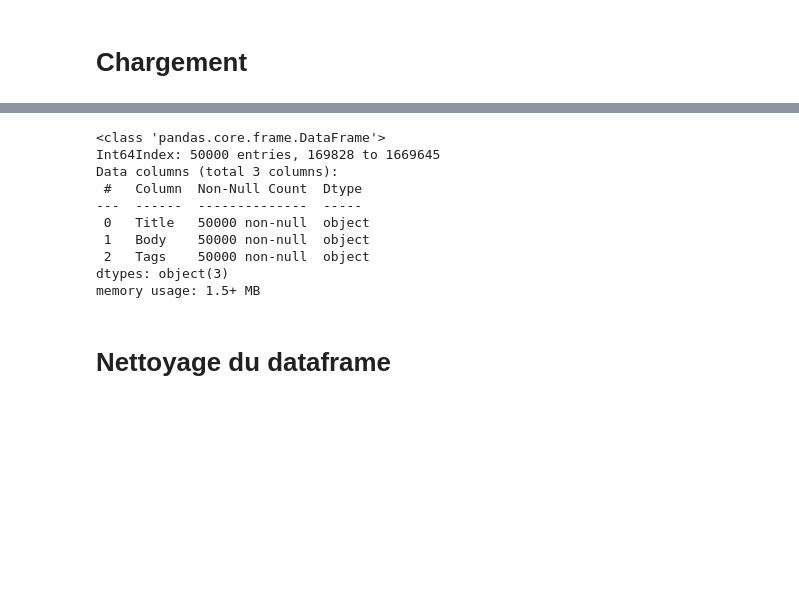
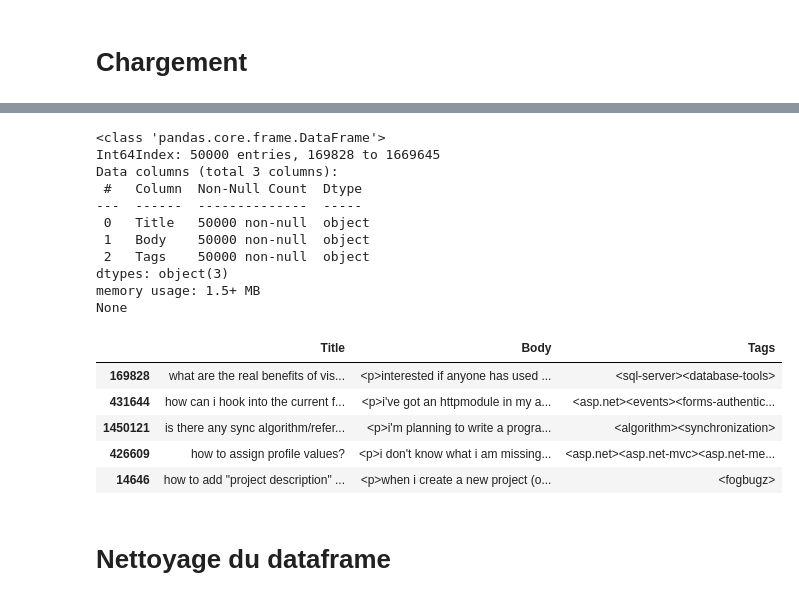
Before and after one commit to FKO78/OC-ds-p6, a Jupyter notebook: P6_Catégorisez_automatiquement_des_questions.ipynb, the cells around one changed output, grey strips where cells are left out. Saved outputs shown, nothing was run; the diff lists cells and outputs as text; code cells hidden in the pictures; blank space fills up the shorter version.

```diff
--- a/P6_Catégorisez_automatiquement_des_questions.ipynb
+++ b/P6_Catégorisez_automatiquement_des_questions.ipynb
@@ -157,16 +91,41 @@ print('{} questions importées, {} ano(s)'.format(N, err))
-# %%
-train.info()
-# %% [output]
-<class 'pandas.core.frame.DataFrame'>
-Int64Index: 50000 entries, 169828 to 1669645
-Data columns (total 3 columns):
- #   Column  Non-Null Count  Dtype
----  ------  --------------  -----
- 0   Title   50000 non-null  object
- 1   Body    50000 non-null  object
- 2   Tags    50000 non-null  object
-dtypes: object(3)
-memory usage: 1.5+ MB
+# %%
+train = pd.read_csv("db_StackOverflow.csv", header=0, encoding='utf-8',\
+                    delimiter=',', quotechar='"', index_col=0, )
+train.rename_axis(None, inplace=True)
+train = train.apply(lambda x: x.astype(str).str.lower())
+
+print(train.info())
+
+freq = defaultdict()
+
+for col in train.columns:
+    freq[col] = Counter(' '.join(train[col].values).split()).most_common()
+
+print('{} mots dans les titres dont {} distincts, \n\
+{}/{} dans les détails, \n{}/{} dans les tags'.\
+      format(sum(dict(freq['Title']).values()), len(freq['Title']), \
+             sum(dict(freq['Body']).values()), len(freq['Body']), \
+             sum(dict(freq['Tags']).values()), len(freq['Tags'])))
+
+train.head()
+# %% [output]
+<class 'pandas.core.frame.DataFrame'>
+Int64Index: 50000 entries, 169828 to 1669645
+Data columns (total 3 columns):
+ #   Column  Non-Null Count  Dtype
+---  ------  --------------  -----
+ 0   Title   50000 non-null  object
+ 1   Body    50000 non-null  object
+ 2   Tags    50000 non-null  object
+dtypes: object(3)
+memory usage: 1.5+ MB
+None
+|  | Title | Body | Tags |
+| 169828 | what are the real benefits of vis... | <p>interested if anyone has used ... | <sql-server><database-tools> |
+| 431644 | how can i hook into the current f... | <p>i've got an httpmodule in my a... | <asp.net><events><forms-authentic... |
+| 1450121 | is there any sync algorithm/refer... | <p>i'm planning to write a progra... | <algorithm><synchronization> |
+| 426609 | how to assign profile values? | <p>i don't know what i am missing... | <asp.net><asp.net-mvc><asp.net-me... |
+| 14646 | how to add "project description" ... | <p>when i create a new project (o... | <fogbugz> |
 # %% [markdown]
 # Nettoyage du dataframe
 # %%
```
Also changed, not shown: parts of 6 cells of this notebook.
